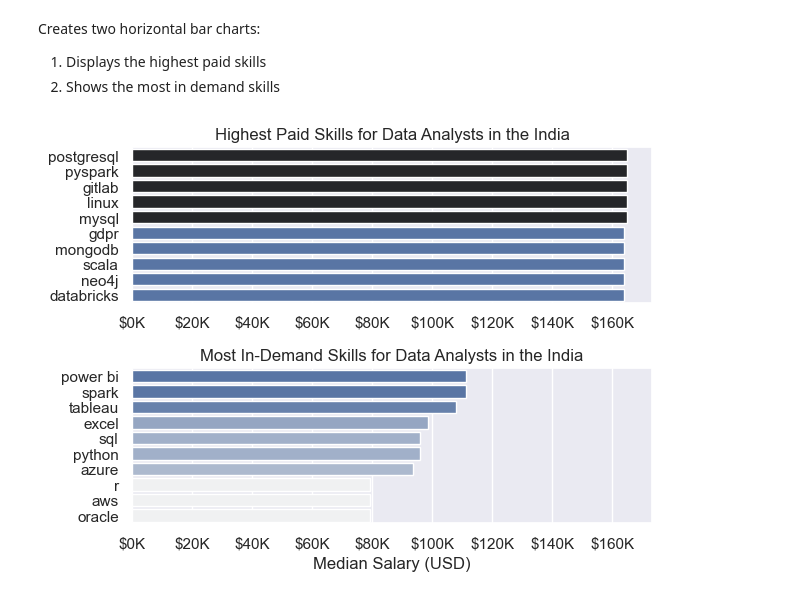
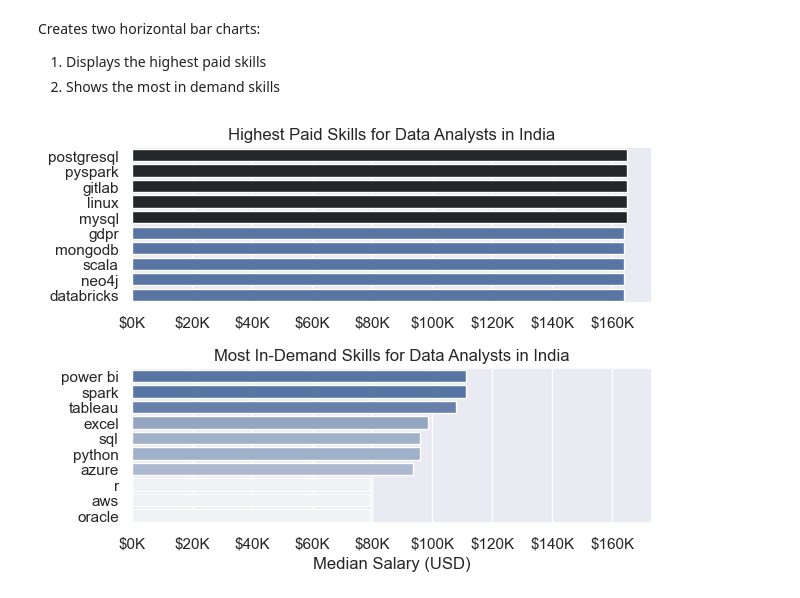
Before and after one commit to parthgupta1510/Python_Data-_project, a Jupyter notebook: 3_Project/4_Salary_Analysis.ipynb, the cells around one changed output. Cells and saved outputs as stored; diff of their text form; code cells hidden in the pictures.

```diff
--- a/3_Project/4_Salary_Analysis.ipynb
+++ b/3_Project/4_Salary_Analysis.ipynb
@@ -143,30 +143,30 @@ Creates two horizontal bar charts:
 # %%
 fig, ax = plt.subplots(2, 1)
 
 # Top 10 Highest Paid Skills for Data Analysts
 sns.barplot(data=df_DA_top_pay, x='median', y=df_DA_top_pay.index, hue='median', ax=ax[0], palette='dark:b_r')
 ax[0].legend().remove()
 # original code:
 # df_DA_top_pay[::-1].plot(kind='barh', y='median', ax=ax[0], legend=False)
-ax[0].set_title('Highest Paid Skills for Data Analysts in the India')
+ax[0].set_title('Highest Paid Skills for Data Analysts in India')
 ax[0].set_ylabel('')
 ax[0].set_xlabel('')
 ax[0].xaxis.set_major_formatter(plt.FuncFormatter(lambda x, _: f'${int(x/1000)}K'))
 
 
 # Top 10 Most In-Demand Skills for Data Analysts')
 sns.barplot(data=df_DA_skills, x='median', y=df_DA_skills.index, hue='median', ax=ax[1], palette='light:b')
 ax[1].legend().remove()
 # original code:
 # df_DA_skills[::-1].plot(kind='barh', y='median', ax=ax[1], legend=False)
-ax[1].set_title('Most In-Demand Skills for Data Analysts in the India')
+ax[1].set_title('Most In-Demand Skills for Data Analysts in India')
 ax[1].set_ylabel('')
 ax[1].set_xlabel('Median Salary (USD)')
 ax[1].set_xlim(ax[0].get_xlim())  # Set the same x-axis limits as the first plot
 ax[1].xaxis.set_major_formatter(plt.FuncFormatter(lambda x, _: f'${int(x/1000)}K'))
 
 sns.set_theme(style='ticks')
 plt.tight_layout()
 plt.show()
 # %% [output]
-[figure, old version]
+[figure, new version]
```
Also changed, not shown: parts of 1 cell of this notebook, 6 other files.
